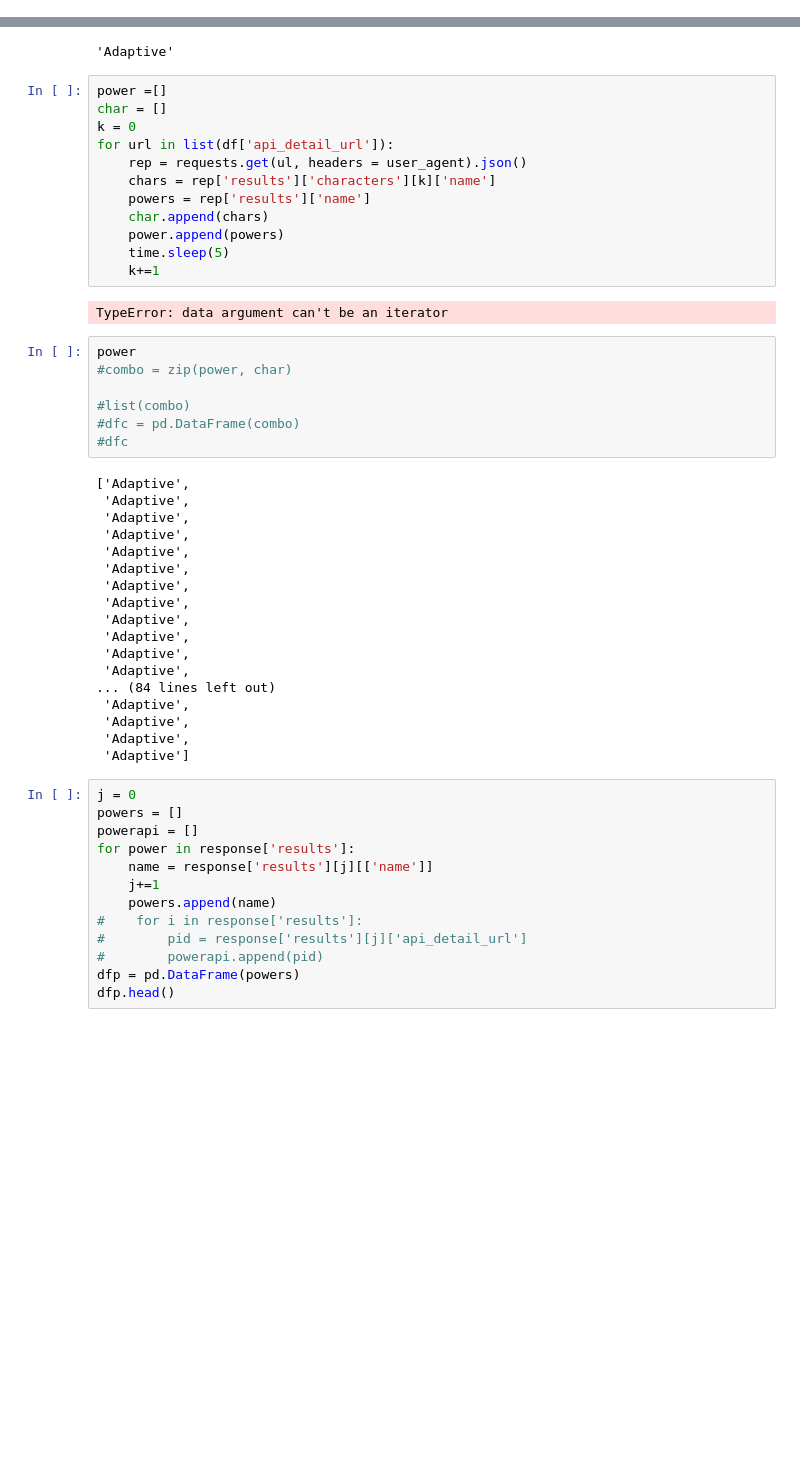
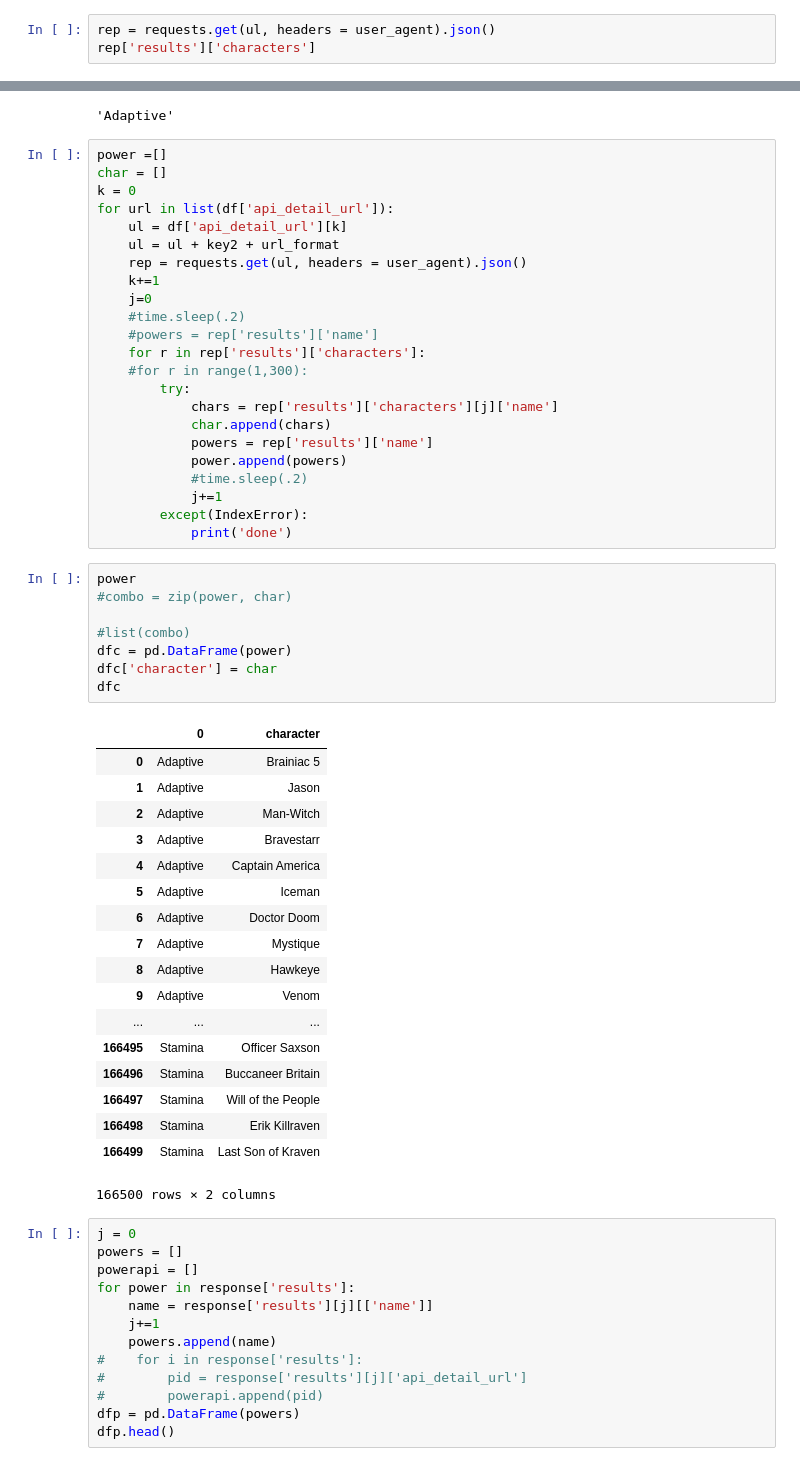
Before and after one commit to bendgame/Etl_project, a Jupyter notebook: power data.ipynb, the cells around one changed output, grey strips where cells are left out. Cells and saved outputs as stored; diff of their text form; blank space fills up the shorter version.

```diff
--- a/power data.ipynb
+++ b/power data.ipynb
@@ -46,3 +65,6 @@ ul = ul + key2 + url_format
 ul
 # %% [output]
 'https://comicvine.gamespot.com/api/power/4035-66/?api_key=4313b3a51cfcc09bf7f547f5a726ec5c0be0f790&sort=name&format=json'
+# %%
+rep = requests.get(ul, headers = user_agent).json()
+rep['results']['characters']
@@ -61,40 +101,51 @@ power =[]
 char = []
 k = 0
 for url in list(df['api_detail_url']):
+    ul = df['api_detail_url'][k]
+    ul = ul + key2 + url_format
     rep = requests.get(ul, headers = user_agent).json()
-    chars = rep['results']['characters'][k]['name']
-    powers = rep['results']['name']
-    char.append(chars)
-    power.append(powers)
-    time.sleep(5)
     k+=1
+    j=0
+    #time.sleep(.2)
+    #powers = rep['results']['name']
+    for r in rep['results']['characters']:
+    #for r in range(1,300):
+        try:
+            chars = rep['results']['characters'][j]['name']
+            char.append(chars)
+            powers = rep['results']['name']
+            power.append(powers)
+            #time.sleep(.2)
+            j+=1
+        except(IndexError):
+            print('done')
-# %% [output]
-TypeError: data argument can't be an iterator
 # %%
 power
 #combo = zip(power, char)
 
 #list(combo)
-#dfc = pd.DataFrame(combo)
-#dfc
+dfc = pd.DataFrame(power)
+dfc['character'] = char
+dfc
 # %% [output]
+|  | 0 | character |
+| 0 | Adaptive | Brainiac 5 |
+| 1 | Adaptive | Jason |
+| 2 | Adaptive | Man-Witch |
+| 3 | Adaptive | Bravestarr |
+| 4 | Adaptive | Captain America |
+| 5 | Adaptive | Iceman |
+| 6 | Adaptive | Doctor Doom |
+| 7 | Adaptive | Mystique |
+| 8 | Adaptive | Hawkeye |
+| 9 | Adaptive | Venom |
+| ... | ... | ... |
+| 166495 | Stamina | Officer Saxson |
+| 166496 | Stamina | Buccaneer Britain |
+| 166497 | Stamina | Will of the People |
+| 166498 | Stamina | Erik Killraven |
+| 166499 | Stamina | Last Son of Kraven |
-['Adaptive',
- 'Adaptive',
- 'Adaptive',
- 'Adaptive',
- 'Adaptive',
- 'Adaptive',
- 'Adaptive',
- 'Adaptive',
- 'Adaptive',
- 'Adaptive',
- 'Adaptive',
- 'Adaptive',
-... (84 lines left out)
- 'Adaptive',
- 'Adaptive',
- 'Adaptive',
- 'Adaptive']
+166500 rows × 2 columns
 # %%
 j = 0
 powers = []
```
Also changed, not shown: parts of 4 cells of this notebook.
